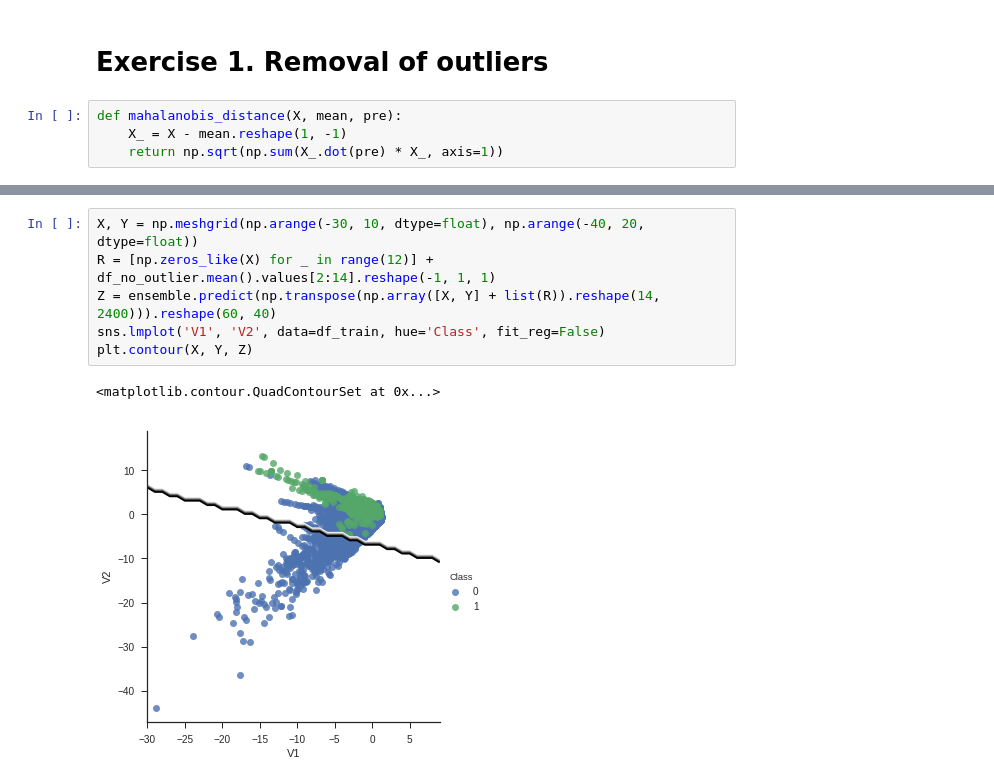
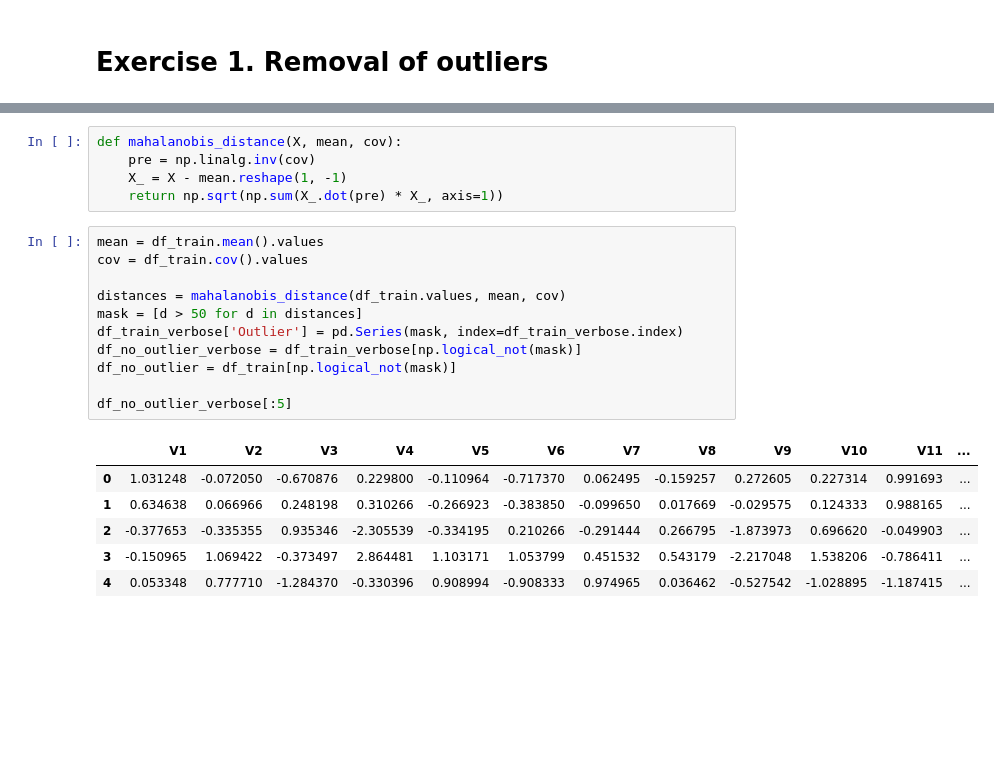
Before and after one commit to y-takashina/Gunosy-Internship-Textbook, a Jupyter notebook: exercise.ipynb, the cells around one changed output, grey strips where cells are left out. Cells and saved outputs as stored; diff of their text form; blank space fills up the shorter version.

```diff
--- a/exercise.ipynb
+++ b/exercise.ipynb
@@ -39,6 +32,2 @@ df_features[:5]
 # %% [markdown]
 # Exercise 1. Removal of outliers
-# %%
-def mahalanobis_distance(X, mean, pre):
-    X_ = X - mean.reshape(1, -1)
-    return np.sqrt(np.sum(X_.dot(pre) * X_, axis=1))
@@ -183,9 +34,23 @@ test auc: 0.935187
-# %%
-X, Y = np.meshgrid(np.arange(-30, 10, dtype=float), np.arange(-40, 20, dtype=float))
-R = [np.zeros_like(X) for _ in range(12)] + df_no_outlier.mean().values[2:14].reshape(-1, 1, 1)
-Z = ensemble.predict(np.transpose(np.array([X, Y] + list(R)).reshape(14, 2400))).reshape(60, 40)
-sns.lmplot('V1', 'V2', data=df_train, hue='Class', fit_reg=False)
-plt.contour(X, Y, Z)
-# %% [output]
-<matplotlib.contour.QuadContourSet at 0x...>
-[figure, removed]
+# %%
+def mahalanobis_distance(X, mean, cov):
+    pre = np.linalg.inv(cov)
+    X_ = X - mean.reshape(1, -1)
+    return np.sqrt(np.sum(X_.dot(pre) * X_, axis=1))
+# %%
+mean = df_train.mean().values
+cov = df_train.cov().values
+
+distances = mahalanobis_distance(df_train.values, mean, cov)
+mask = [d > 50 for d in distances]
+df_train_verbose['Outlier'] = pd.Series(mask, index=df_train_verbose.index)
+df_no_outlier_verbose = df_train_verbose[np.logical_not(mask)]
+df_no_outlier = df_train[np.logical_not(mask)]
+
+df_no_outlier_verbose[:5]
+# %% [output]
+|  | V1 | V2 | V3 | V4 | V5 | V6 | V7 | V8 | V9 | V10 | V11 | ... |
+| 0 | 1.031248 | -0.072050 | -0.670876 | 0.229800 | -0.110964 | -0.717370 | 0.062495 | -0.159257 | 0.272605 | 0.227314 | 0.991693 | ... |
+| 1 | 0.634638 | 0.066966 | 0.248198 | 0.310266 | -0.266923 | -0.383850 | -0.099650 | 0.017669 | -0.029575 | 0.124333 | 0.988165 | ... |
+| 2 | -0.377653 | -0.335355 | 0.935346 | -2.305539 | -0.334195 | 0.210266 | -0.291444 | 0.266795 | -1.873973 | 0.696620 | -0.049903 | ... |
+| 3 | -0.150965 | 1.069422 | -0.373497 | 2.864481 | 1.103171 | 1.053799 | 0.451532 | 0.543179 | -2.217048 | 1.538206 | -0.786411 | ... |
+| 4 | 0.053348 | 0.777710 | -1.284370 | -0.330396 | 0.908994 | -0.908333 | 0.974965 | 0.036462 | -0.527542 | -1.028895 | -1.187415 | ... |
```
Also changed, not shown: parts of 38 cells of this notebook.
